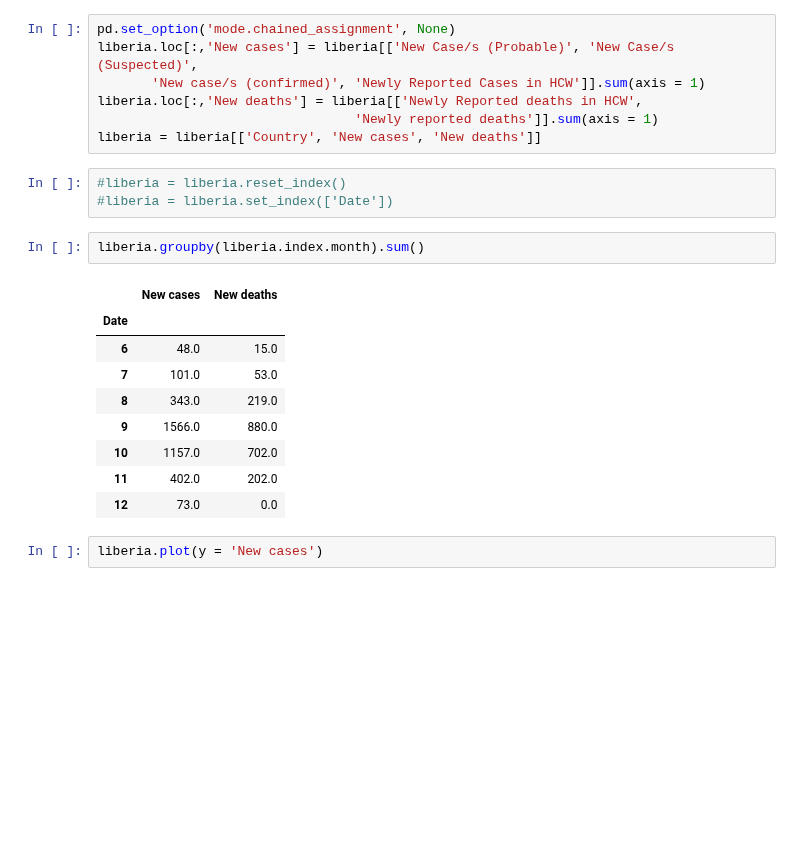
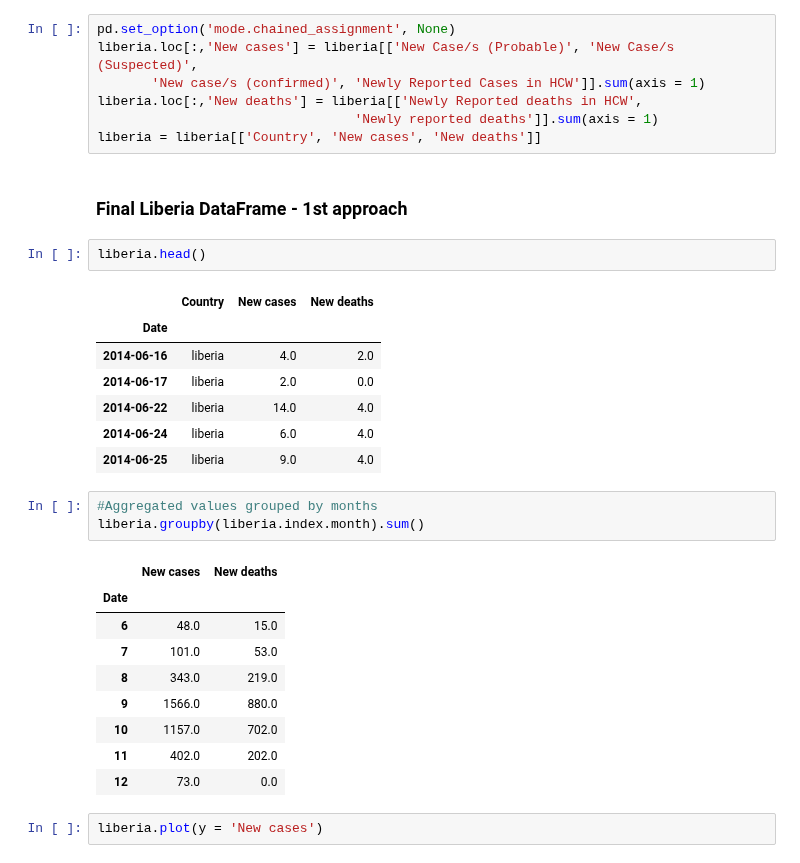
Before and after one commit to adamkozak/ADA2017-project, a Jupyter notebook: Homework/01 - Pandas and Data Wrangling/Homework 1.ipynb, the cells around one changed output. Drawn from its saved outputs; the diff is of its cells as text; blank space fills up the shorter version.

```diff
--- a/Homework/01 - Pandas and Data Wrangling/Homework 1.ipynb
+++ b/Homework/01 - Pandas and Data Wrangling/Homework 1.ipynb
@@ -239,10 +194,20 @@ liberia.loc[:,'New cases'] = liberia[['New Case/s (Probable)', 'New Case/s (Susp
 liberia.loc[:,'New deaths'] = liberia[['Newly Reported deaths in HCW',
                                  'Newly reported deaths']].sum(axis = 1)
 liberia = liberia[['Country', 'New cases', 'New deaths']]
-# %%
-#liberia = liberia.reset_index()
-#liberia = liberia.set_index(['Date'])
+# %% [markdown]
+### Final Liberia DataFrame - 1st approach
+# %%
+liberia.head()
+# %% [output]
+|  | Country | New cases | New deaths |
+| Date |  |  |  |
+| 2014-06-16 | liberia | 4.0 | 2.0 |
+| 2014-06-17 | liberia | 2.0 | 0.0 |
+| 2014-06-22 | liberia | 14.0 | 4.0 |
+| 2014-06-24 | liberia | 6.0 | 4.0 |
+| 2014-06-25 | liberia | 9.0 | 4.0 |
 # %%
+#Aggregated values grouped by months
 liberia.groupby(liberia.index.month).sum()
 # %% [output]
 |  | New cases | New deaths |
```
Also changed, not shown: parts of 31 cells of this notebook.
